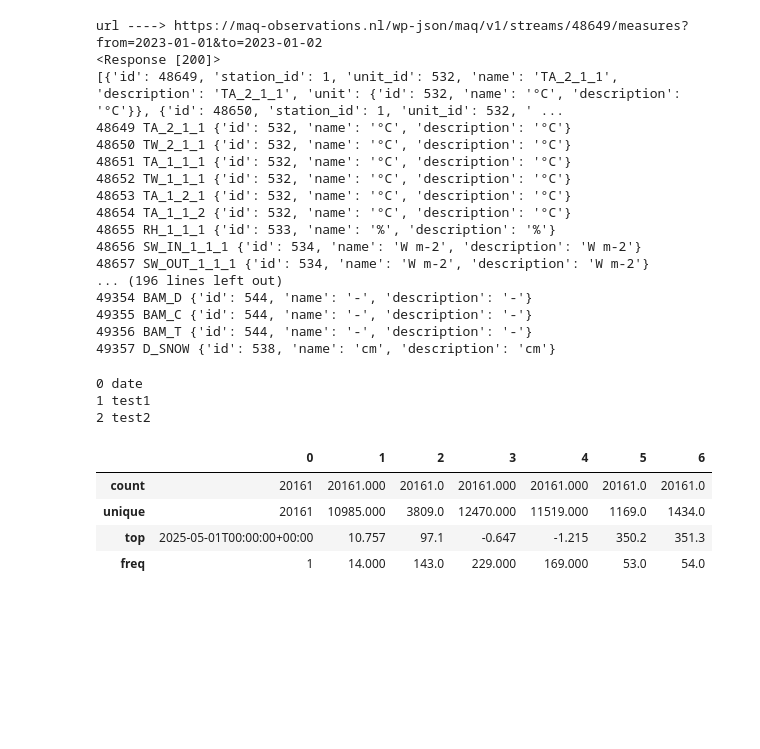
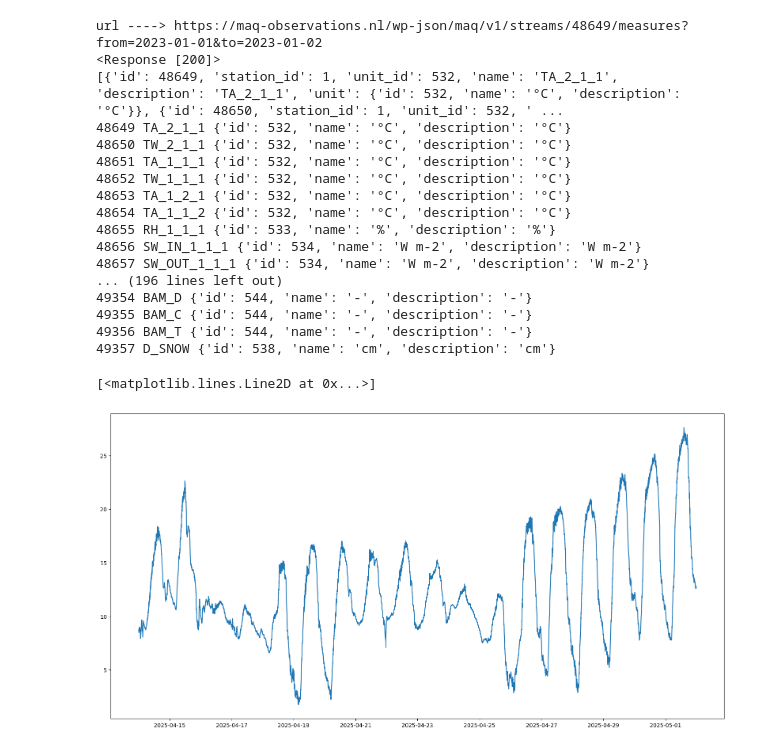
Before and after one commit to MatthijsKok01/Code, a Jupyter notebook: import_data.ipynb, the cells around one changed output. Cells and saved outputs as stored; diff of their text form; code cells hidden in the pictures; blank space fills up the shorter version.

```diff
--- a/import_data.ipynb
+++ b/import_data.ipynb
@@ -41,9 +46,10 @@ url ----> https://maq-observations.nl/wp-json/maq/v1/streams/48649/measures?from
 49356 BAM_T {'id': 544, 'name': '-', 'description': '-'}
 49357 D_SNOW {'id': 538, 'name': 'cm', 'description': 'cm'}
 # %%
-stream_ids = [48649, 48655,48656,48657,48658,48659 ]
+stream_ids = [48649, 48655,48656,48657,48658,48661,48662,48674,48666,48659,48673]# WD_1_2_1: wind direction
+
 # order of stream id to meaning
-# TA_2_1_1:TA, RH_1_1_1:RH,SW_IN_1_1_1:G_Gh, SW_OUT_1_1_1:G_Lup,LW_IN_1_1_1:G_Lin,LW_OUT_1_1_1:ground_reflected_radation?,
+# TA_2_1_1:TA, RH_1_1_1:RH,SW_IN_1_1_1:G_Gh, SW_OUT_1_1_1:G_Lup,LW_IN_1_1_1:G_Lin,LW_OUT_1_1_1:ground_reflected_radation?,SW_DIF_1_1_1: G_Dh,SW_DIR_1_1_1:G_Gn2,WS_1_2_1:FF,P_1_1_7:rain,LW_OUT_1_1_1: ground_reflected_radation?,G_BN_1_1_1:G_Bn,G_GC_1_1_1:G_Gc,EXTRATERRAD_1_1_1:GEX,SW_IN_MOD_1_1_1:G_Ghmod,PAR_IN_MOD_1_1_1:PAR,SN_IN_MOD_1_1_1:Snd,WS_DIR_MOD_1_2_2:wind_direction,WS_SPD_MOD_1_2_2:wind_speed
 # nog toevoegen: hs, AZ, G_Gn2,G_Dh,FF,date_time
 #verder: temp naar kelvin, aanpassen naar seconde, datetime leesbaar
 #GET DATA TA_2_1_1 VEENKAMPEN 2023-01-01 to 2023-01-02
@@ -74,8 +80,11 @@ stream_ids = [48649, 48655,48656,48657,48658,48659 ]
         outgoing) wavelength > 3 µm
 '''
 data_frame = []
-stream_header= ['date','test1', 'test2']
-desired_dates = '?from=2025-04-17&to=2025-05-01'
+stream_header= ['date_time','Ta','RH', 'G_Gh', 'G_Lup','G_Lin','G_Dh','G_Gn2','FF','rain','G_ref','wind_direction']
+desired_dates = '?from=2025-04-14&to=2025-05-02'
+# Define the timespan (start and end dates)
+start_date = '2025-04-14'  # Today's date
+end_date = '2025-05-02'    # Next day as an example
 stream_count = -1
 for stream_id in stream_ids:
     stream_count += 1
@@ -85,43 +94,44 @@ for stream_id in stream_ids:
     data = pd.DataFrame(libr['measures'])
     #print(data)
     values = data['value']
     if data_frame == []:
         dates = data['timestamp']
-        data_frame.append(dates)
-        data_frame.append(data['value'])
+        #datetime_strings = dates.strip().split('\n')
+        time_values = pd.to_datetime(dates)
+        #time_values = pd.DataFrame({'datetime_str': datetime_strings})
+        #df['datetime'] = pd.to_datetime(df['datetime_str'])
+        data_frame.append(time_values)
+        data_frame.append(abs(data['value']))
     else:
-        data_frame.append(data['value'])
+        data_frame.append(abs(data['value']))
     #print(data_frame)
     #df = pd.DataFrame(data['measures'])
     #data_frame.append(df['value'])
 END_POINT = '/wp-json/maq/v1/streams/48649/measures?from=2023-01-01&to=2023-01-02'
 get = requests.get(HOST_KL + END_POINT, headers=headers)
 #print(get)
 #print(get.text)
 #Alternatively: Use it as a dictionary
 a = get.json()
 #a['measures']
 response = requests.get(HOST_KL + END_POINT, headers=headers)
 data = response.json()
 
 # Convert directly to DataFrame
 #df = pd.DataFrame(data['measures'])
 #for i in range(len(data_frame)):
 
 data = pd.DataFrame(np.transpose(data_frame))
-data.rename(columns={0:'date',1:'test1', 2:'test2'},inplace=True)
+#data.rename(columns={0:stream_header[0],1:stream_header[1], 2:stream_header[2]},inplace=True)
+for i, header in enumerate(stream_header):
+    data.rename(columns={i: header}, inplace=True)
 #for i in range(len(stream_header)):
 #     print(i,stream_header[i])
 #     data.rename(columns={i:stream_header[i]})
 #df1 = pd.DataFrame([np.array(sublist).flatten() for sublist in data_frame]) #change this order to get the right shape
 #df1.describe()
-data.describe()
+#data.date_time
+plt.plot(data.date_time, data.Ta, label='Ta')
 # %% [output]
-0 date
-1 test1
-2 test2
+[<matplotlib.lines.Line2D at 0x...>]
-|  | 0 | 1 | 2 | 3 | 4 | 5 | 6 |
-| count | 20161 | 20161.000 | 20161.0 | 20161.000 | 20161.000 | 20161.0 | 20161.0 |
-| unique | 20161 | 10985.000 | 3809.0 | 12470.000 | 11519.000 | 1169.0 | 1434.0 |
-| top | 2025-05-01T00:00:00+00:00 | 10.757 | 97.1 | -0.647 | -1.215 | 350.2 | 351.3 |
-| freq | 1 | 14.000 | 143.0 | 229.000 | 169.000 | 53.0 | 54.0 |
+[figure, added]
```
Also changed, not shown: parts of 27 cells of this notebook.
